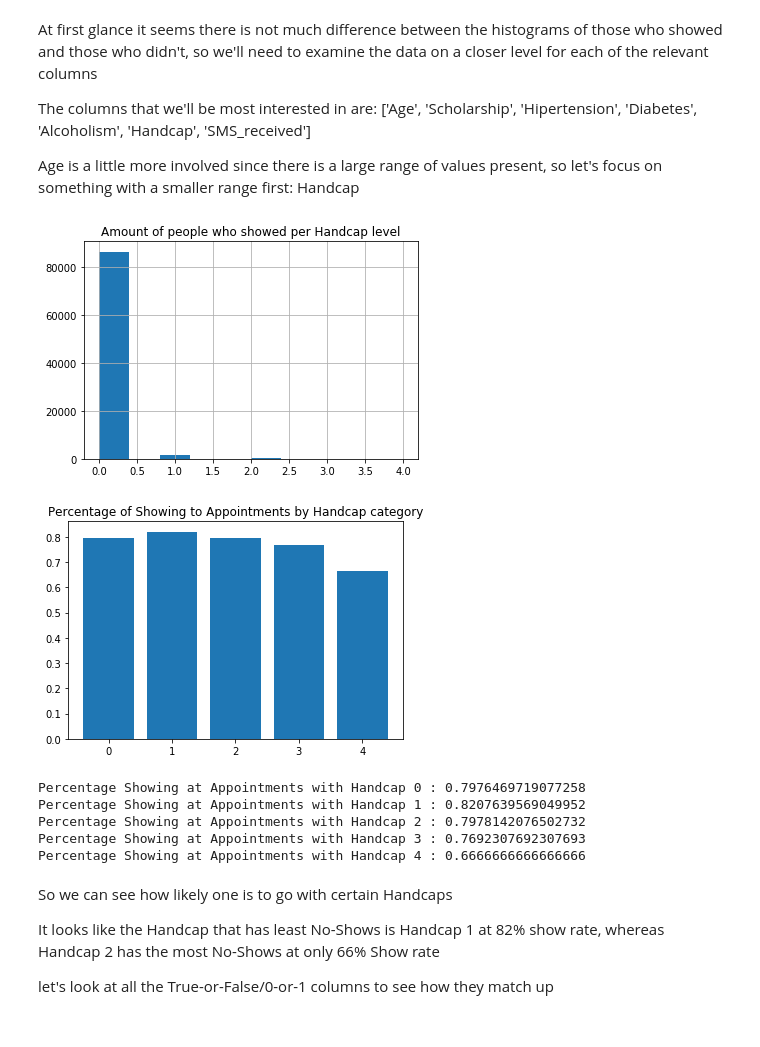
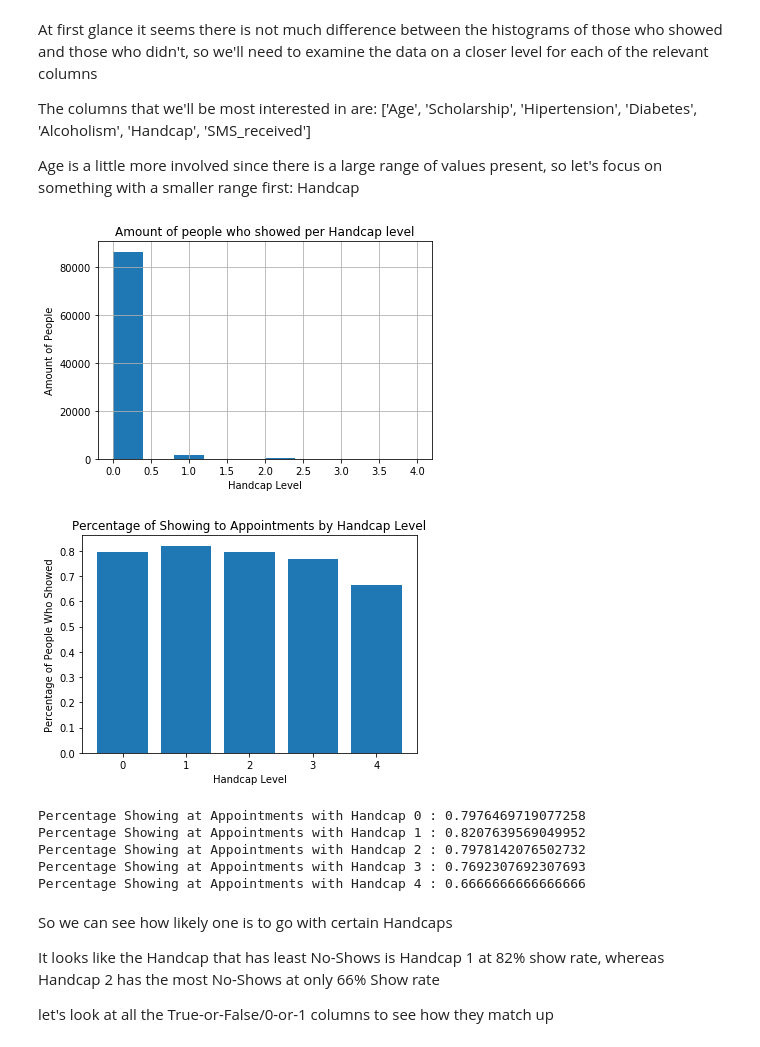
Before and after one commit to mariobro/MedicalAppointmentNoShowsBrazil, a Jupyter notebook: Researching Trends in Patients Present for Doctor Appointments in Brazil.ipynb, the cells around one changed output. Cells and saved outputs as stored; diff of their text form; code cells hidden in the pictures.

Commit message:
Updated files
Files now have labels on graphs, as well as correct title

```diff
--- a/Researching Trends in Patients Present for Doctor Appointments in Brazil.ipynb
+++ b/Researching Trends in Patients Present for Doctor Appointments in Brazil.ipynb
@@ -232,22 +240,26 @@ something with a smaller range first: Handcap
 # %%
 #df[df.Handcap == 0].Showed.hist();
 #plt.title('')
 #plt.show();
 #df[df.Handcap >= 1].Showed.hist();
 dfShowed.Handcap.hist();
 plt.title('Amount of people who showed per Handcap level')
-plt.show();
+plt.xlabel('Handcap Level')
+plt.ylabel('Amount of People')
+plt.show()
 
 plt.bar(df.groupby('Handcap').Handcap.unique(), df.groupby('Handcap').Showed.mean());
-plt.title('Percentage of Showing to Appointments by Handcap category')
+plt.title('Percentage of Showing to Appointments by Handcap Level')
+plt.ylabel('Percentage of People Who Showed')
+plt.xlabel('Handcap Level')
 plt.show()
 
 for i in range(5):
     print('Percentage Showing at Appointments with Handcap ' + str(i) + ' : ' +
          str(df[df.Handcap == i].Showed.mean()))
 # %% [output]
-[figure, old version]
+[figure, new version]
-[figure, old version]
+[figure, new version]
 Percentage Showing at Appointments with Handcap 0 : 0.7976469719077258
 Percentage Showing at Appointments with Handcap 1 : 0.8207639569049952
 Percentage Showing at Appointments with Handcap 2 : 0.7978142076502732
```
Also changed, not shown: parts of 15 cells of this notebook, 1 other file.
